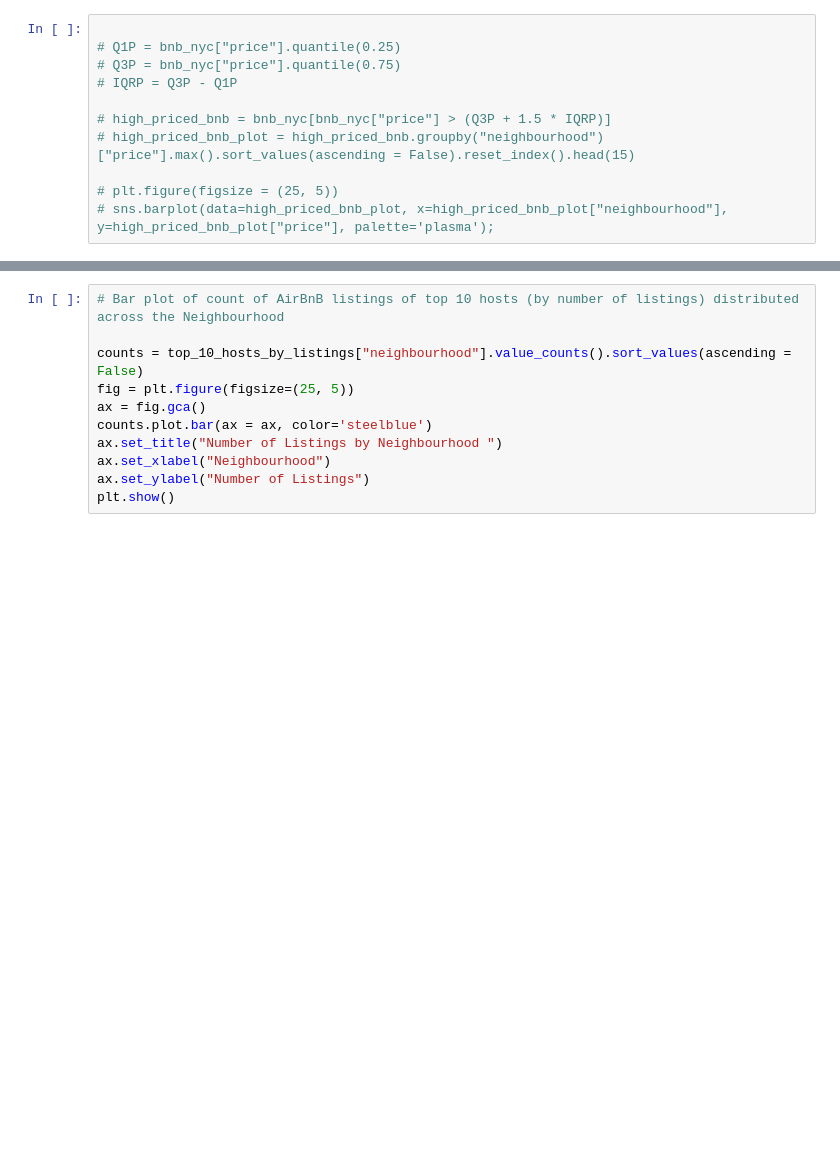
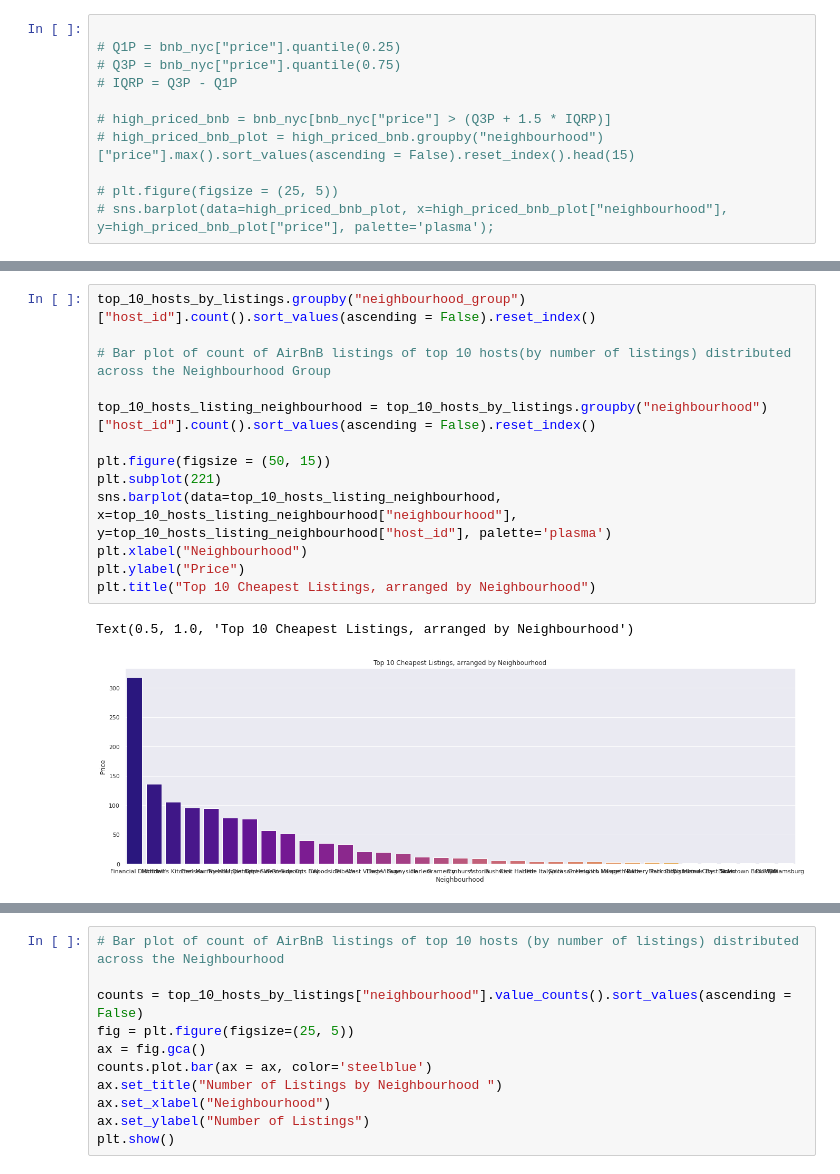
Before and after one commit to Pranit07G/PG-AlmaBetter-EDA-AirBNB-NYC, a Jupyter notebook: Airbnb_Bookings_Analysis_Capstone_Project.ipynb, the cells around one changed output, grey strips where cells are left out. Cells and saved outputs as stored; diff of their text form; blank space fills up the shorter version.

```diff
--- a/Airbnb_Bookings_Analysis_Capstone_Project.ipynb
+++ b/Airbnb_Bookings_Analysis_Capstone_Project.ipynb
@@ -710,0 +736,16 @@ top_10_hosts_by_listings.describe(include=['object','category'])
+# %%
+top_10_hosts_by_listings.groupby("neighbourhood_group")["host_id"].count().sort_values(ascending = False).reset_index()
+
+# Bar plot of count of AirBnB listings of top 10 hosts(by number of listings) distributed across the Neighbourhood Group
+
+top_10_hosts_listing_neighbourhood = top_10_hosts_by_listings.groupby("neighbourhood")["host_id"].count().sort_values(ascending = False).reset_index()
+
+plt.figure(figsize = (50, 15))
+plt.subplot(221)
+sns.barplot(data=top_10_hosts_listing_neighbourhood, x=top_10_hosts_listing_neighbourhood["neighbourhood"], y=top_10_hosts_listing_neighbourhood["host_id"], palette='plasma')
+plt.xlabel("Neighbourhood")
+plt.ylabel("Price")
+plt.title("Top 10 Cheapest Listings, arranged by Neighbourhood")
+# %% [output]
+Text(0.5, 1.0, 'Top 10 Cheapest Listings, arranged by Neighbourhood')
+[figure, added]
```
Also changed, not shown: parts of 7 cells of this notebook.
